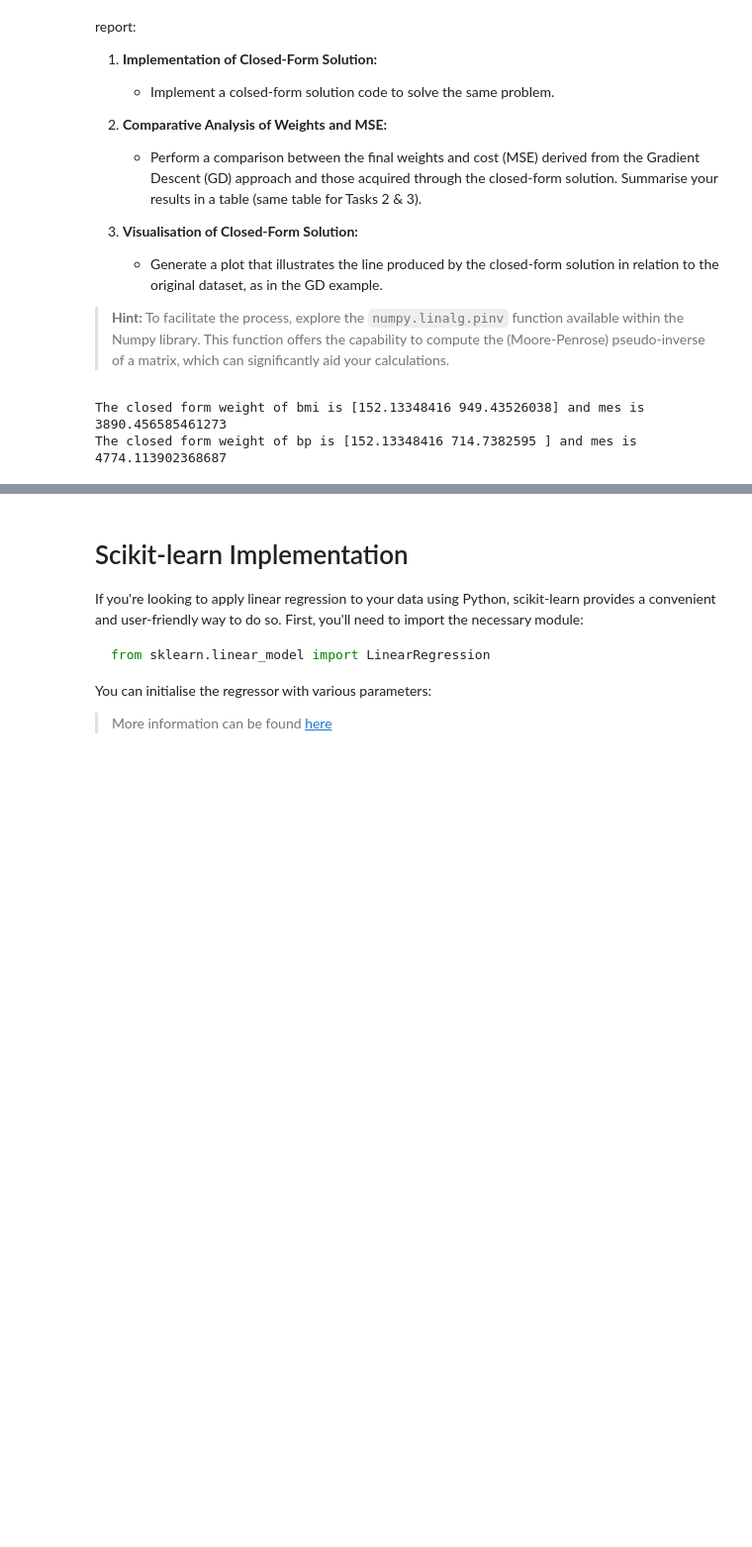
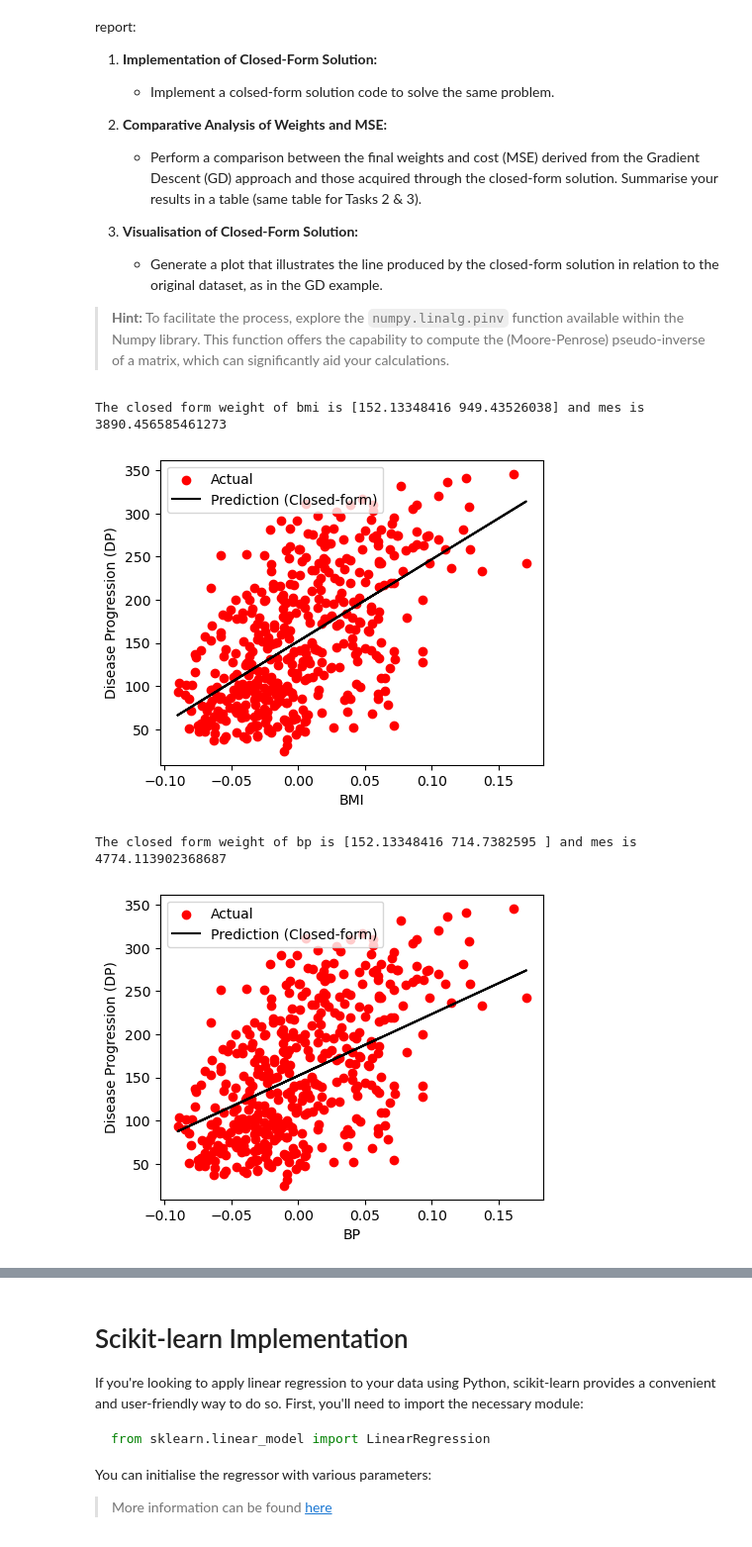
Before and after one commit to zequanwen/ML, a Jupyter notebook: 02_ML_LR.ipynb, the cells around one changed output, grey strips where cells are left out. Shown at 99% size. Drawn from its saved outputs; the diff is of its cells as text; code cells hidden in the pictures; blank space fills up the shorter version.

```diff
--- a/02_ML_LR.ipynb
+++ b/02_ML_LR.ipynb
@@ -415,21 +415,23 @@ def plot_regression_line(X, Y, W, feature_name):
 # %%
 
 X1= diabetes_data["bmi"].values
 X2= diabetes_data["bp"].values
 Y = diabetes_data["DP"].values
 
 W_bmi_closed = closed_form(X1,Y)
 mse_bmi_closed = compute_mse(X1, W_bmi_closed, Y)
 print(f'The closed form weight of bmi is {W_bmi_closed} and mes is {mse_bmi_closed}')
-#plot_closed_form(X1,Y,W_bmi_closed,"BMI")
+plot_closed_form(X1,Y,W_bmi_closed,"BMI")
 
 W_bp_closed = closed_form(X2,Y)
 mse_bp_closed = compute_mse(X2, W_bp_closed, Y)
 print(f'The closed form weight of bp is {W_bp_closed} and mes is {mse_bp_closed}')
-#plot_closed_form(X1,Y,W_bp_closed,"BP")
+plot_closed_form(X1,Y,W_bp_closed,"BP")
 # %% [output]
 The closed form weight of bmi is [152.13348416 949.43526038] and mes is 3890.456585461273
-The closed form weight of bp is [152.13348416 714.7382595 ] and mes is 4774.113902368687
+[figure, added]
+The closed form weight of bp is [152.13348416 714.7382595 ] and mes is 4774.113902368687
+[figure, added]
 # %%
 # function to perform the prediction by multiplying the inputs with weights
 def predict_dp(X,W):
```
Also changed, not shown: parts of 5 cells of this notebook, 3 other files.
